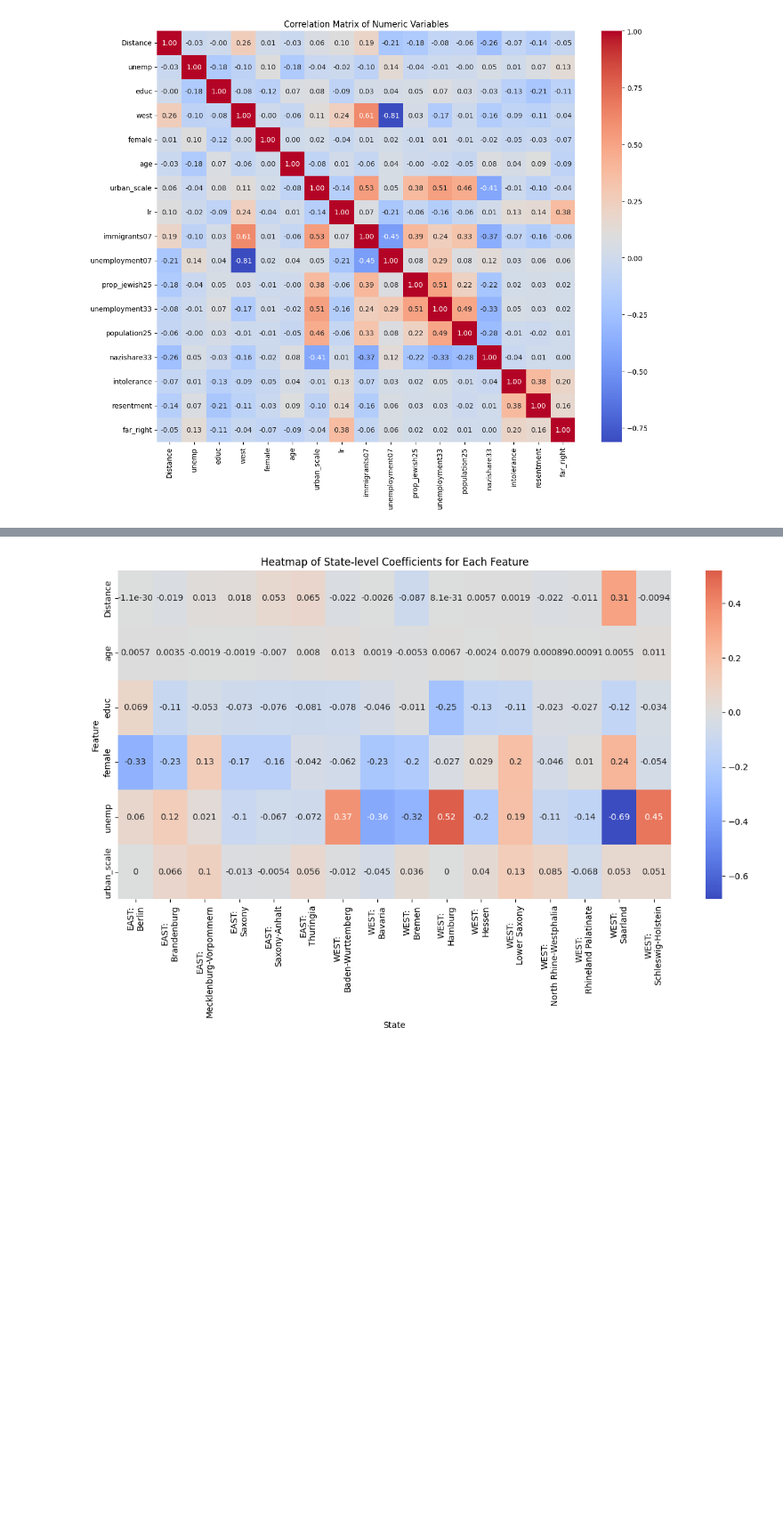
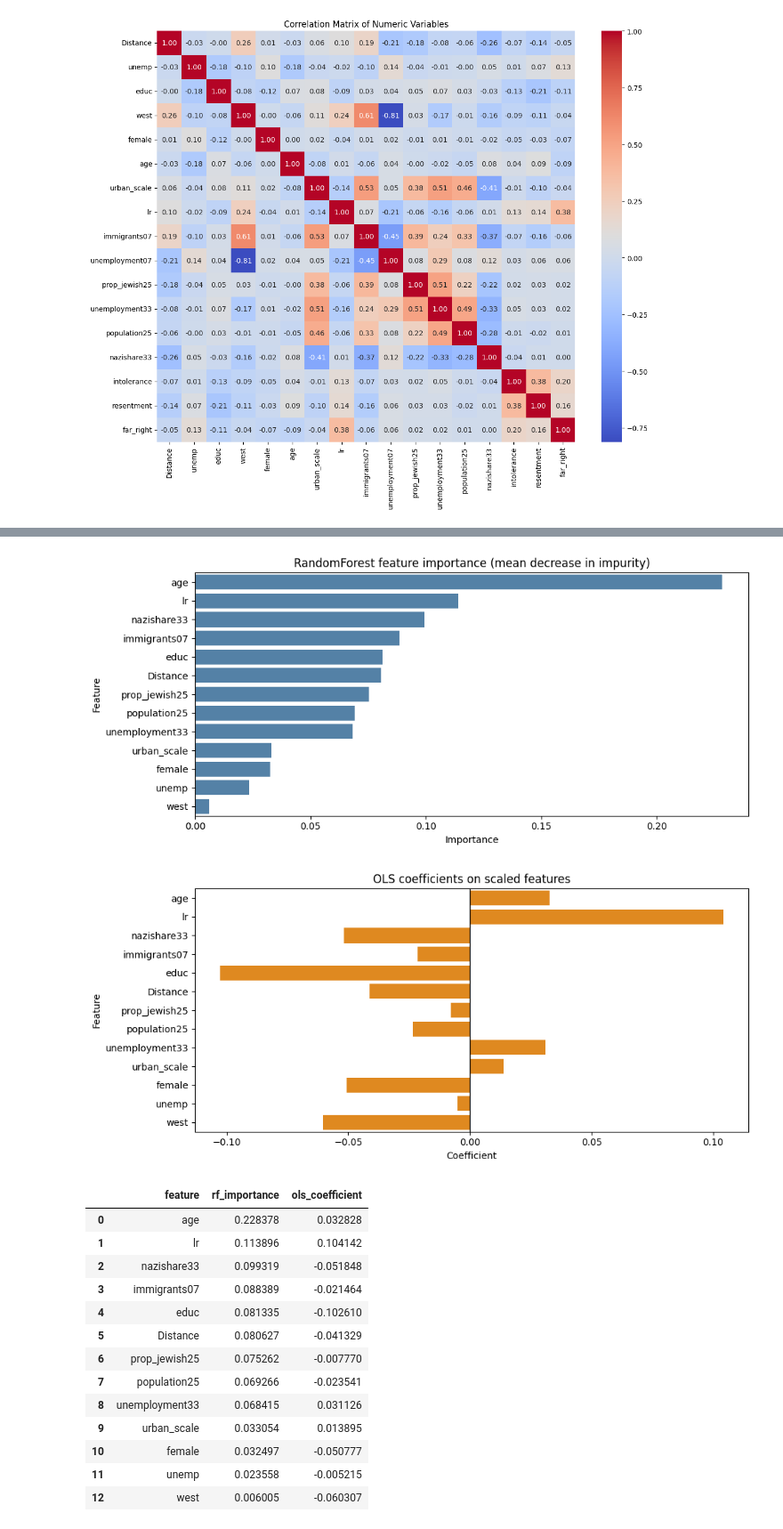
Before and after one commit to josaur/sds-exam, a Jupyter notebook: exam-sds/Exam-Notebook.ipynb, the cells around one changed output, grey strips where cells are left out. Shown at 89% size. Drawn from its saved outputs; the diff is of its cells as text; code cells hidden in the pictures; blank space fills up the shorter version.

```diff
--- a/exam-sds/Exam-Notebook.ipynb
+++ b/exam-sds/Exam-Notebook.ipynb
@@ -688,12 +605,58 @@ plt.show()
-# %%
-# coefficient heatmap for each state
-coef_pivot = coef_df.pivot(index='feature', columns='state', values='coefficient')
-plt.figure(figsize=(12, 8))
-sns.heatmap(coef_pivot, annot=True, cmap='coolwarm', center=0)
-plt.title('Heatmap of State-level Coefficients for Each Feature')
-plt.xlabel('State')
-plt.ylabel('Feature')
-plt.tight_layout()
-plt.show()
-# %% [output]
-[figure, removed]
+# %%
+# Deep dive: RandomForest regressor feature importance and OLS coefficients
+rf_model = models.get("RF-Regressor")
+ols_model = models.get("OLS")
+
+if rf_model is None or not hasattr(rf_model, "feature_importances_"):
+    raise ValueError("RF-Regressor is missing or not fitted; run model training first.")
+
+feature_names = list(X_train.columns)
+rf_importances = pd.Series(rf_model.feature_importances_, index=feature_names).sort_values(ascending=False)
+
+ols_coefs = None
+if ols_model is not None and hasattr(ols_model, "coef_"):
+    ols_coefs = pd.Series(ols_model.coef_.ravel(), index=feature_names).reindex(rf_importances.index)
+
+fig, ax = plt.subplots(figsize=(10, max(4, len(feature_names) * 0.35)))
+sns.barplot(x=rf_importances.values, y=rf_importances.index, ax=ax, color="steelblue")
+ax.set_title("RandomForest feature importance (mean decrease in impurity)")
+ax.set_xlabel("Importance")
+ax.set_ylabel("Feature")
+plt.tight_layout()
+plt.show()
+
+if ols_coefs is not None:
+    fig, ax = plt.subplots(figsize=(10, max(4, len(feature_names) * 0.35)))
+    sns.barplot(x=ols_coefs.values, y=ols_coefs.index, ax=ax, color="darkorange")
+    ax.axvline(0, color="black", linewidth=1)
+    ax.set_title("OLS coefficients on scaled features")
+    ax.set_xlabel("Coefficient")
+    ax.set_ylabel("Feature")
+    plt.tight_layout()
+    plt.show()
+
+summary_df = pd.DataFrame({
+    "feature": rf_importances.index,
+    "rf_importance": rf_importances.values,
+})
+if ols_coefs is not None:
+    summary_df["ols_coefficient"] = ols_coefs.values
+
+summary_df
+# %% [output]
+[figure, added]
+[figure, added]
+|  | feature | rf_importance | ols_coefficient |
+| 0 | age | 0.228378 | 0.032828 |
+| 1 | lr | 0.113896 | 0.104142 |
+| 2 | nazishare33 | 0.099319 | -0.051848 |
+| 3 | immigrants07 | 0.088389 | -0.021464 |
+| 4 | educ | 0.081335 | -0.102610 |
+| 5 | Distance | 0.080627 | -0.041329 |
+| 6 | prop_jewish25 | 0.075262 | -0.007770 |
+| 7 | population25 | 0.069266 | -0.023541 |
+| 8 | unemployment33 | 0.068415 | 0.031126 |
+| 9 | urban_scale | 0.033054 | 0.013895 |
+| 10 | female | 0.032497 | -0.050777 |
+| 11 | unemp | 0.023558 | -0.005215 |
+| 12 | west | 0.006005 | -0.060307 |
```
Also changed, not shown: parts of 10 cells of this notebook.
